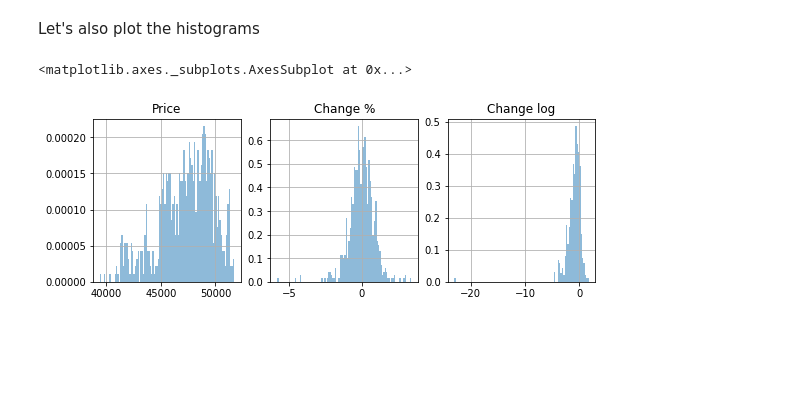
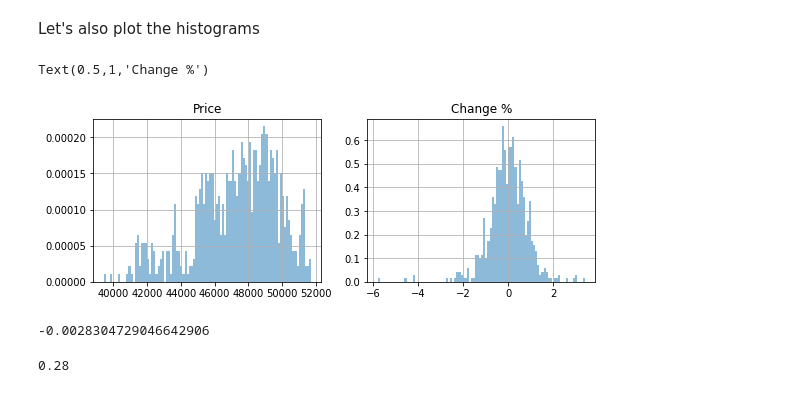
Before and after one commit to KhalilElkhalil/IPC-historical-data-, a Jupyter notebook: IPC_manipulation.ipynb, the cells around one changed output. Cells and saved outputs as stored; diff of their text form; code cells hidden in the pictures; blank space fills up the shorter version.

```diff
--- a/IPC_manipulation.ipynb
+++ b/IPC_manipulation.ipynb
@@ -49,18 +70,23 @@ Let's also plot the histograms
 # %%
 # histograms
 kwargs = dict(alpha=0.5, bins=100, density=True, stacked=True)
 plt.figure(figsize=(9, 3))
-plt.subplot(131)
+plt.subplot(121)
 df['Price'].hist(**kwargs)
 plt.title('Price')
-# plt.hist(df['Price'], **kwargs)
-plt.subplot(132)
+
+plt.subplot(122)
 df['Change %'].hist(**kwargs)
 plt.title('Change %')
-plt.subplot(133)
-# log change histogram
-plt.title('Change log')
-df['Change %'].apply(lambda x: np.log(np.abs(x+0.0000000001))).hist(**kwargs)
 # %% [output]
-<matplotlib.axes._subplots.AxesSubplot at 0x...>
+Text(0.5,1,'Change %')
-[figure, old version]
+[figure, new version]
+# %%
+df['Change %']
+np.log(42826.16/42947.55)
+# %% [output]
+-0.0028304729046642906
+# %%
+df['Change %'][0]
+# %% [output]
+0.28
```
Also changed, not shown: parts of 7 cells of this notebook.
